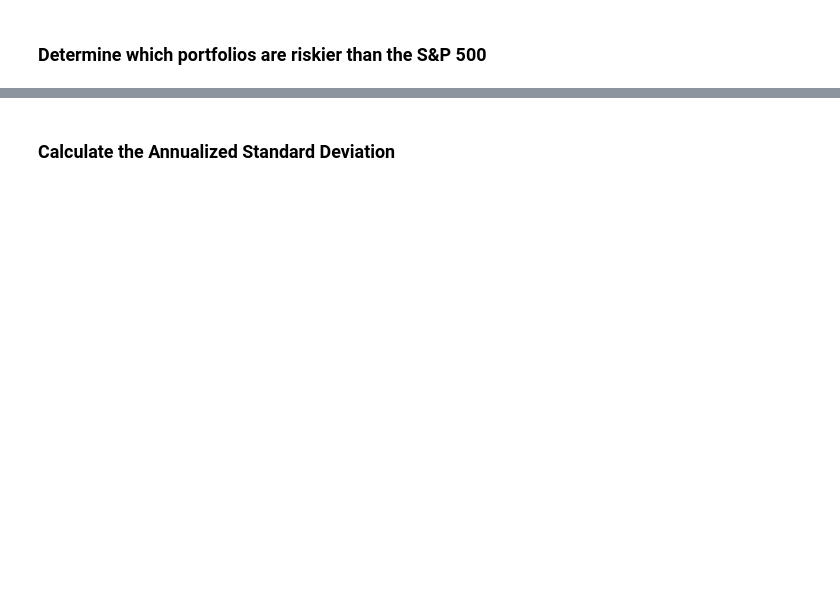
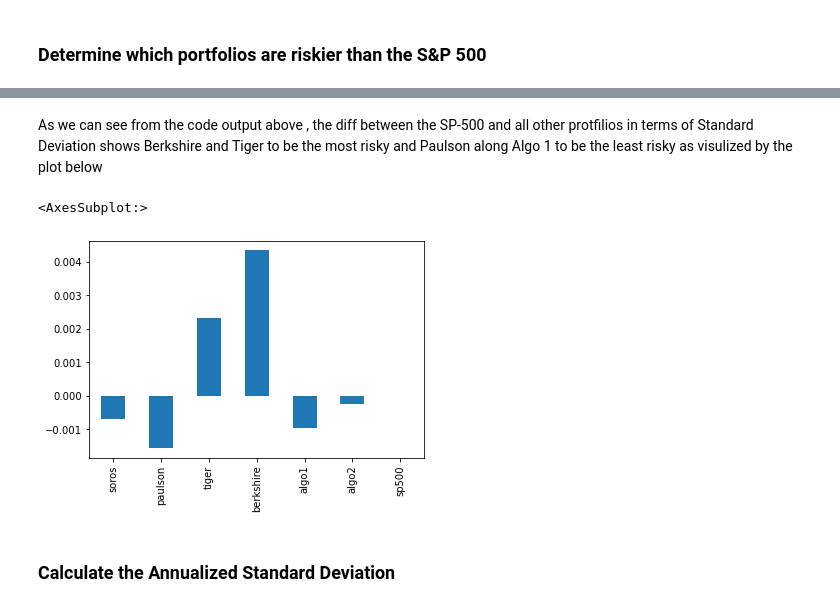
Before and after one commit to JQH84/Portfolio-Analysis, a Jupyter notebook: whale_analysis.ipynb, the cells around one changed output, grey strips where cells are left out. Drawn from its saved outputs; the diff is of its cells as text; code cells hidden in the pictures; blank space fills up the shorter version.

```diff
--- a/whale_analysis.ipynb
+++ b/whale_analysis.ipynb
@@ -198,5 +213,7 @@ Determine the _risk_ of each portfolio:
 ### Determine which portfolios are riskier than the S&P 500
 # %%
 # Calculate  the daily standard deviation of S&P 500
-
+all_returns['sp500'].std()
 # Determine which portfolios are riskier than the S&P 500
+spvsall = all_returns.std()-all_returns['sp500'].std()
+spvsall.sort_values()
@@ -203,3 +229,10 @@ Determine the _risk_ of each portfolio:
+# %% [markdown]
+As we can see from the code output above , the diff between the SP-500 and all other protfilios in terms of Standard Deviation shows Berkshire and Tiger to be the most risky and Paulson along Algo 1 to be the least risky as visulized by the plot below
+# %%
+spvsall.plot(kind='bar')
+# %% [output]
+<AxesSubplot:>
+[figure, added]
 # %% [markdown]
 ### Calculate the Annualized Standard Deviation
 # %%
```
Also changed, not shown: parts of 18 cells of this notebook, 4 other files.
